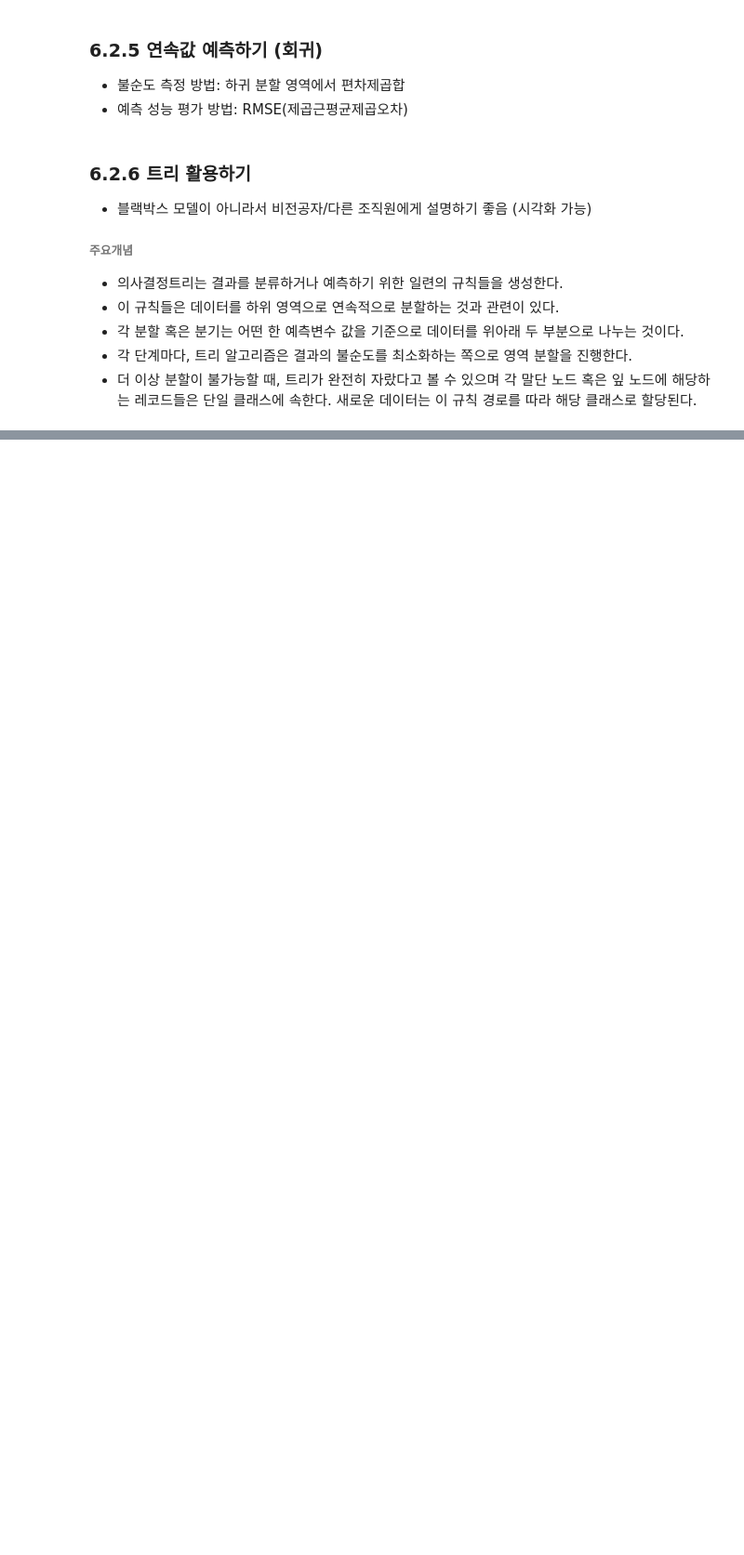
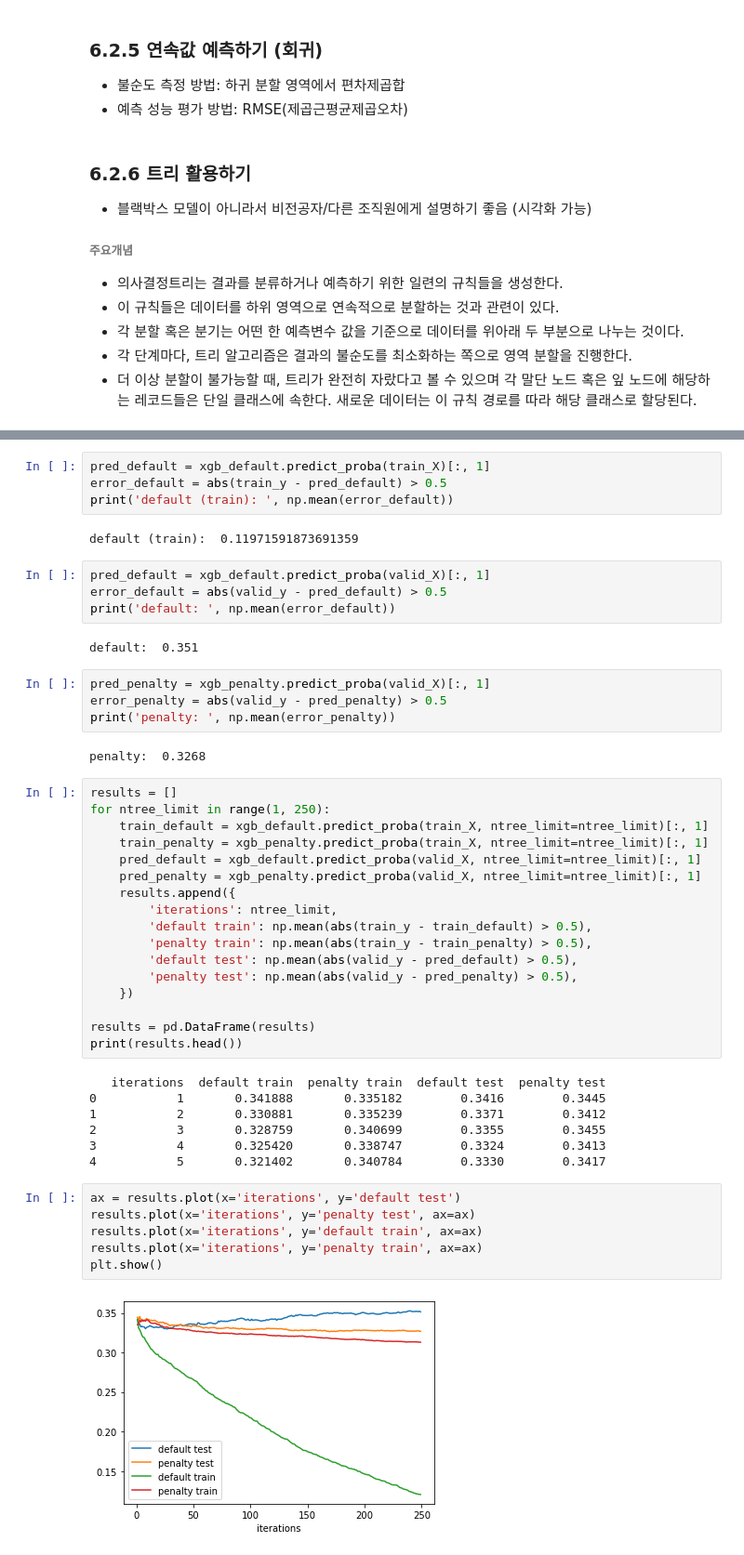
Before and after one commit to reeesource/Basic_statistic, a Jupyter notebook: JawonMin/ch6.ipynb, the cells around one changed output, grey strips where cells are left out. Shown: that part at 93% size. Saved outputs shown, nothing was run; the diff lists cells and outputs as text; blank space fills up the shorter version.

```diff
--- a/JawonMin/ch6.ipynb
+++ b/JawonMin/ch6.ipynb
@@ -698,0 +875,50 @@ $$maxnodes = 2 * max_leaf_nodes -1$$
+# %%
+pred_default = xgb_default.predict_proba(train_X)[:, 1]
+error_default = abs(train_y - pred_default) > 0.5
+print('default (train): ', np.mean(error_default))
+# %% [output]
+default (train):  0.11971591873691359
+# %%
+pred_default = xgb_default.predict_proba(valid_X)[:, 1]
+error_default = abs(valid_y - pred_default) > 0.5
+print('default: ', np.mean(error_default))
+# %% [output]
+default:  0.351
+# %%
+pred_penalty = xgb_penalty.predict_proba(valid_X)[:, 1]
+error_penalty = abs(valid_y - pred_penalty) > 0.5
+print('penalty: ', np.mean(error_penalty))
+# %% [output]
+penalty:  0.3268
+# %%
+results = []
+for ntree_limit in range(1, 250):
+    train_default = xgb_default.predict_proba(train_X, ntree_limit=ntree_limit)[:, 1]
+    train_penalty = xgb_penalty.predict_proba(train_X, ntree_limit=ntree_limit)[:, 1]
+    pred_default = xgb_default.predict_proba(valid_X, ntree_limit=ntree_limit)[:, 1]
+    pred_penalty = xgb_penalty.predict_proba(valid_X, ntree_limit=ntree_limit)[:, 1]
+    results.append({
+        'iterations': ntree_limit,
+        'default train': np.mean(abs(train_y - train_default) > 0.5),
+        'penalty train': np.mean(abs(train_y - train_penalty) > 0.5),
+        'default test': np.mean(abs(valid_y - pred_default) > 0.5),
+        'penalty test': np.mean(abs(valid_y - pred_penalty) > 0.5),
+    })
+
+results = pd.DataFrame(results)
+print(results.head())
+# %% [output]
+   iterations  default train  penalty train  default test  penalty test
+0           1       0.341888       0.335182        0.3416        0.3445
+1           2       0.330881       0.335239        0.3371        0.3412
+2           3       0.328759       0.340699        0.3355        0.3455
+3           4       0.325420       0.338747        0.3324        0.3413
+4           5       0.321402       0.340784        0.3330        0.3417
+# %%
+ax = results.plot(x='iterations', y='default test')
+results.plot(x='iterations', y='penalty test', ax=ax)
+results.plot(x='iterations', y='default train', ax=ax)
+results.plot(x='iterations', y='penalty train', ax=ax)
+plt.show()
+# %% [output]
+[figure, added]
```
Also changed, not shown: parts of 58 cells of this notebook.
